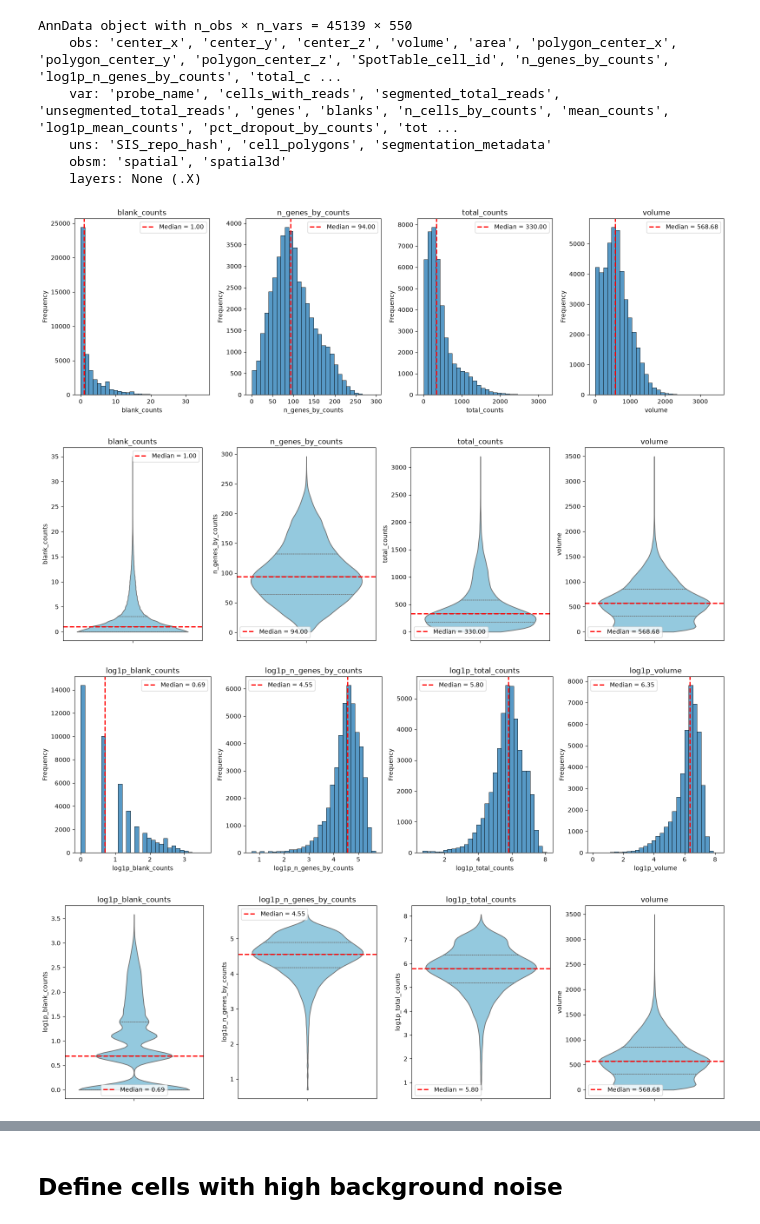
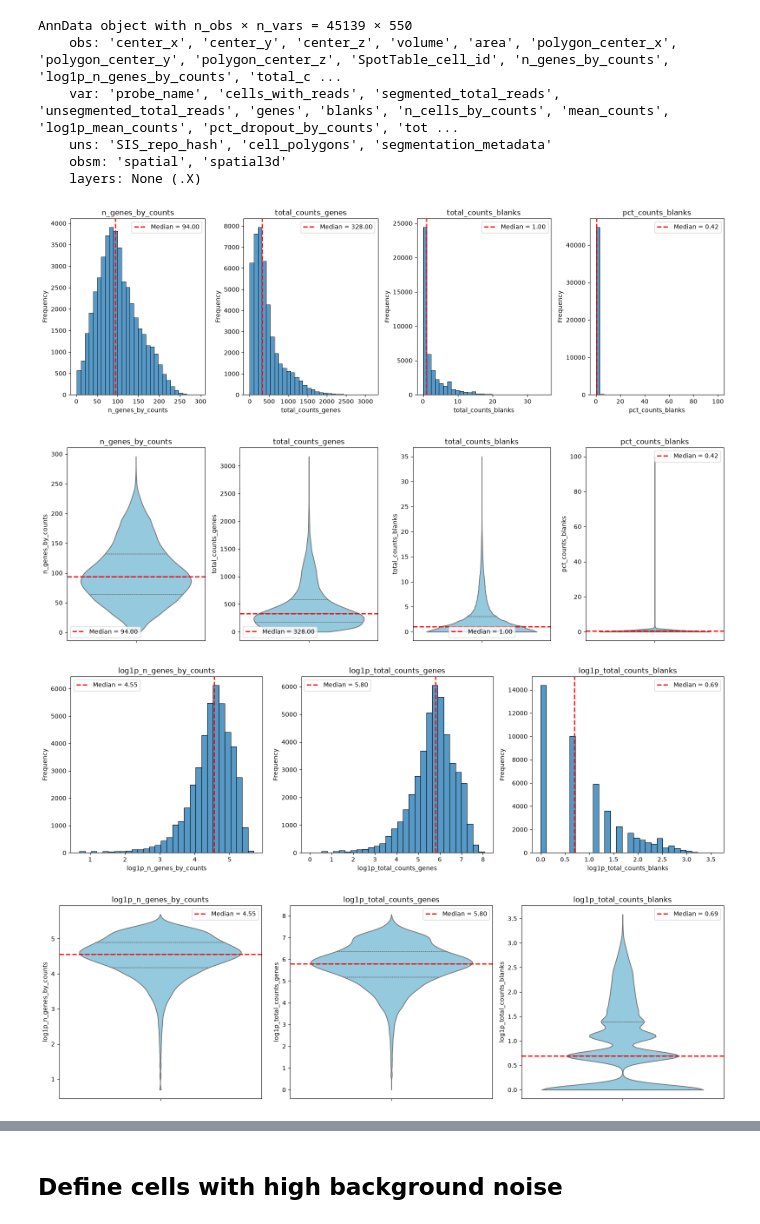
Before and after one commit to poloarol/mini-single-cell-series, a Jupyter notebook: 01_quality_control.ipynb, the cells around one changed output, grey strips where cells are left out. Drawn from its saved outputs; the diff is of its cells as text; code cells hidden in the pictures.

```diff
--- a/01_quality_control.ipynb
+++ b/01_quality_control.ipynb
@@ -41,6 +45,7 @@ AnnData object with n_obs × n_vars = 45139 × 550
 # %%
 sc.pp.calculate_qc_metrics(
     adata,
+    qc_vars=["genes", "blanks"],
     percent_top=None,
     inplace=True,
     # parallel=None
@@ -57,26 +62,26 @@ AnnData object with n_obs × n_vars = 45139 × 550
     obsm: 'spatial', 'spatial3d'
     layers: None (.X)
 # %%
-blank_mask = adata.var_names.str.startswith("Blank-")
-blank_counts = np.asarray(adata[:, blank_mask].X.sum(axis=1)).ravel()
 
-total = adata.obs["total_counts"].to_numpy(dtype=float)
-adata.obs["blank_counts"] = blank_counts
+# blank_counts = np.asarray(adata[:, blank_mask].X.sum(axis=1)).ravel()
 
-adata.obs["pct_blank_counts"] = np.divide(
-    blank_counts * 100.0,
-    total,
-    out=np.zeros_like(total),
-    where=total > 0,
-)
+# total = adata.obs["total_counts"].to_numpy(dtype=float)
+# adata.obs["blank_counts"] = blank_counts
 
-adata.obs["log1p_blank_counts"] = np.log1p(
-    adata.obs["blank_counts"]
-)
+# adata.obs["pct_blank_counts"] = np.divide(
+#     blank_counts * 100.0,
+#     total,
+#     out=np.zeros_like(total),
+#     where=total > 0,
+# )
 
-adata.obs["log1p_volume"] = np.log1p(
-    adata.obs["volume"]
-)
+# adata.obs["log1p_blank_counts"] = np.log1p(
+#     adata.obs["blank_counts"]
+# )
+
+# adata.obs["log1p_volume"] = np.log1p(
+#     adata.obs["volume"]
+# )
 # %%
 def generate_qc_hist(adata: sc.AnnData, parameters: list):
 
@@ -148,38 +153,38 @@ def generate_qc_violin(adata: sc.AnnData, parameters: list):
     plt.show()
 # %%
 generate_qc_hist(adata=adata, parameters=[
-    'blank_counts',
     'n_genes_by_counts',
-    'total_counts',
-    'volume'
+    'total_counts_genes',
+    'total_counts_blanks',
+    "pct_counts_blanks"
 ])
 # %% [output]
-[figure, old version]
+[figure, new version]
 # %%
 generate_qc_violin(adata=adata, parameters=[
-    'blank_counts',
     'n_genes_by_counts',
-    'total_counts',
-    'volume'
+    'total_counts_genes',
+    'total_counts_blanks',
+    "pct_counts_blanks"
 ])
 # %% [output]
-[figure, old version]
+[figure, new version]
 # %%
 generate_qc_hist(adata=adata, parameters=[
-    'log1p_blank_counts',
     'log1p_n_genes_by_counts',
-    'log1p_total_counts',
-    'log1p_volume'
+    'log1p_total_counts_genes',
+    'log1p_total_counts_blanks',
+    # "pct_counts_blanks"
 ])
 # %% [output]
-[figure, old version]
+[figure, new version]
 # %%
 generate_qc_violin(adata=adata, parameters=[
-    'log1p_blank_counts',
     'log1p_n_genes_by_counts',
-    'log1p_total_counts',
-    'volume'
+    'log1p_total_counts_genes',
+    'log1p_total_counts_blanks',
+    # "pct_counts_blanks"
 ])
 # %% [output]
-[figure, old version]
+[figure, new version]
 # %%
```
Also changed, not shown: parts of 10 cells of this notebook.
